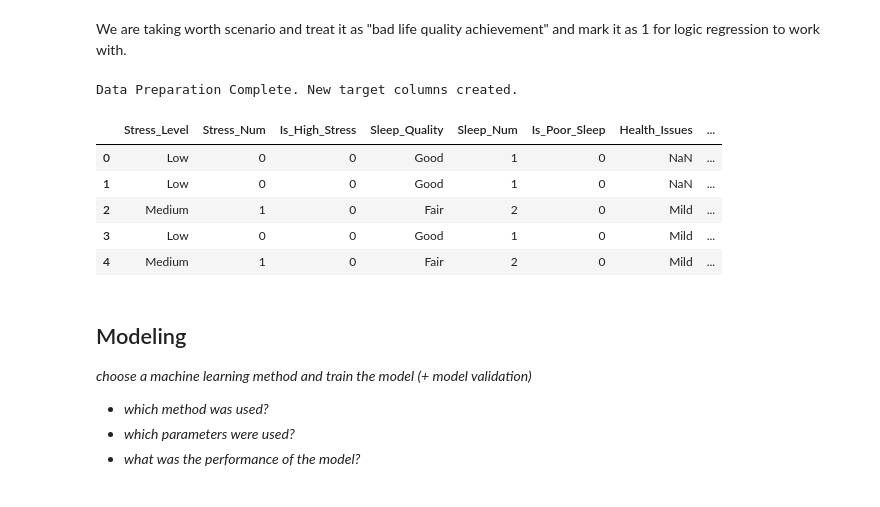
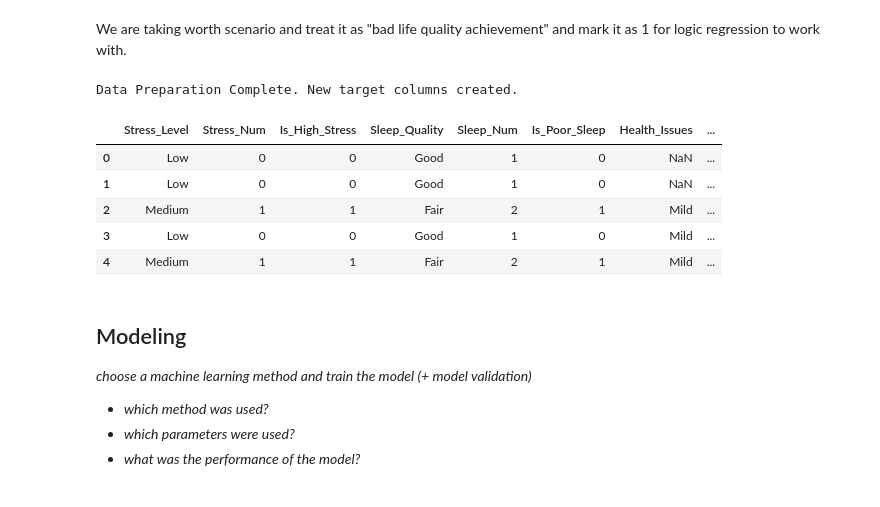
Before and after one commit to Itz-Ezu/DKKO_group6, a Jupyter notebook: coffee_project/hot_coffee.ipynb, the cells around one changed output. Saved outputs shown, nothing was run; the diff lists cells and outputs as text; code cells hidden in the pictures.

```diff
--- a/coffee_project/hot_coffee.ipynb
+++ b/coffee_project/hot_coffee.ipynb
@@ -136,24 +136,22 @@ We are taking worth scenario and treat it as "bad life quality achievement" and
 # %%
 # --- Create three distinct binary targets ---
 # Target 1: Is the person experiencing high stress?
-df['Is_High_Stress'] = (df['Stress_Num'] == 2).astype(int)
-
+df['Is_High_Stress'] = (df['Stress_Num'] >= 1).astype(int)
 # Target 2: Is the person experiencing poor sleep?
-df['Is_Poor_Sleep'] = (df['Sleep_Num'] == 3).astype(int)
-
-# Target 3: Does the person have any health issues (Mild or worse)?
+df['Is_Poor_Sleep'] = (df['Sleep_Num'] >= 2).astype(int)
+# Target 3: Does the person have any health issues ?
 df['Has_Health_Issues'] = (df['Health_Num'] >= 1).astype(int)
 
 print("Data Preparation Complete. New target columns created.")
 df[['Stress_Level', 'Stress_Num', 'Is_High_Stress', 'Sleep_Quality', 'Sleep_Num',  'Is_Poor_Sleep', 'Health_Issues', 'Health_Num', 'Has_Health_Issues']].head()
 # %% [output]
 Data Preparation Complete. New target columns created.
 |  | Stress_Level | Stress_Num | Is_High_Stress | Sleep_Quality | Sleep_Num | Is_Poor_Sleep | Health_Issues | ... |
 | 0 | Low | 0 | 0 | Good | 1 | 0 | NaN | ... |
 | 1 | Low | 0 | 0 | Good | 1 | 0 | NaN | ... |
-| 2 | Medium | 1 | 0 | Fair | 2 | 0 | Mild | ... |
+| 2 | Medium | 1 | 1 | Fair | 2 | 1 | Mild | ... |
 | 3 | Low | 0 | 0 | Good | 1 | 0 | Mild | ... |
-| 4 | Medium | 1 | 0 | Fair | 2 | 0 | Mild | ... |
+| 4 | Medium | 1 | 1 | Fair | 2 | 1 | Mild | ... |
 # %%
 # hello
 # %%
```
Also changed, not shown: parts of 4 cells of this notebook.
